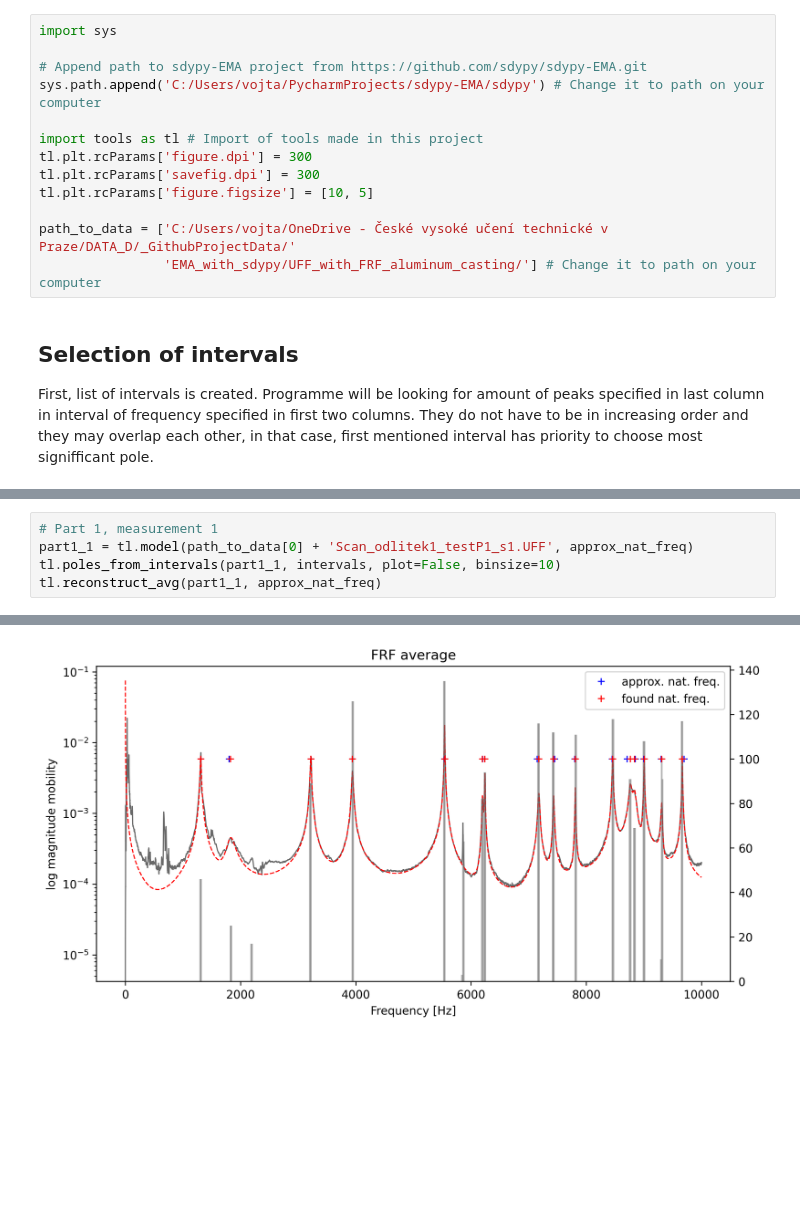
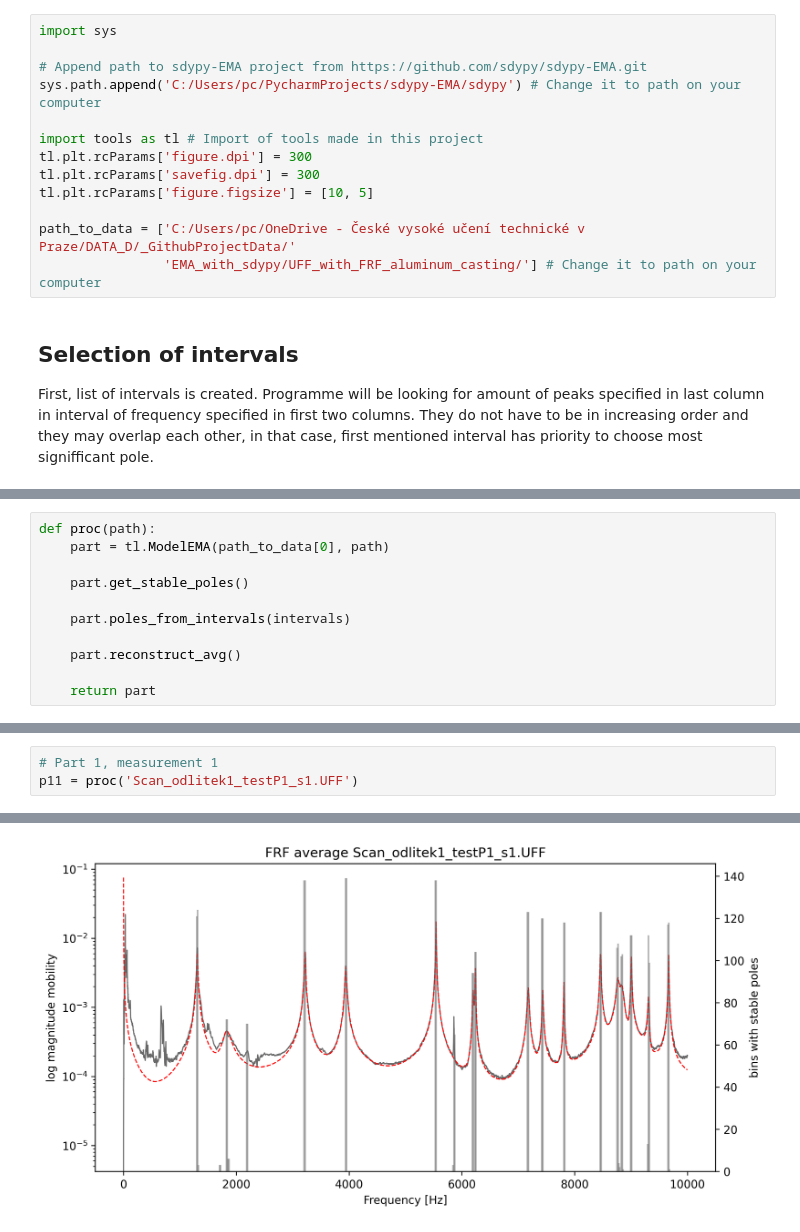
Before and after one commit to kopecvo2/EMA_with_sdypy, a Jupyter notebook: Histogram based pole selection.ipynb, the cells around one changed output, grey strips where cells are left out. Saved outputs shown, nothing was run; the diff lists cells and outputs as text; blank space fills up the shorter version.

```diff
--- a/Histogram based pole selection.ipynb
+++ b/Histogram based pole selection.ipynb
@@ -5,14 +5,14 @@ Vojtech Kopecky, CTU in Prague, 2023
 import sys
 
 # Append path to sdypy-EMA project from https://github.com/sdypy/sdypy-EMA.git
-sys.path.append('C:/Users/vojta/PycharmProjects/sdypy-EMA/sdypy') # Change it to path on your computer
+sys.path.append('C:/Users/pc/PycharmProjects/sdypy-EMA/sdypy') # Change it to path on your computer
 
 import tools as tl # Import of tools made in this project
 tl.plt.rcParams['figure.dpi'] = 300
 tl.plt.rcParams['savefig.dpi'] = 300
 tl.plt.rcParams['figure.figsize'] = [10, 5]
 
-path_to_data = ['C:/Users/vojta/OneDrive - České vysoké učení technické v Praze/DATA_D/_GithubProjectData/'
+path_to_data = ['C:/Users/pc/OneDrive - České vysoké učení technické v Praze/DATA_D/_GithubProjectData/'
                 'EMA_with_sdypy/UFF_with_FRF_aluminum_casting/'] # Change it to path on your computer
 # %% [markdown]
 ## Selection of intervals
@@ -38,0 +39,11 @@ Object of class EMA.Model is created, than, poles_from_intervals function overvr
+# %%
+def proc(path):
+    part = tl.ModelEMA(path_to_data[0], path)
+
+    part.get_stable_poles()
+
+    part.poles_from_intervals(intervals)
+
+    part.reconstruct_avg()
+
+    return part
@@ -39,6 +53,4 @@ Object of class EMA.Model is created, than, poles_from_intervals function overvr
 # %%
 # Part 1, measurement 1
-part1_1 = tl.model(path_to_data[0] + 'Scan_odlitek1_testP1_s1.UFF', approx_nat_freq)
-tl.poles_from_intervals(part1_1, intervals, plot=False, binsize=10)
-tl.reconstruct_avg(part1_1, approx_nat_freq)
+p11 = proc('Scan_odlitek1_testP1_s1.UFF')
 # %% [output]
@@ -45 +59 @@ tl.reconstruct_avg(part1_1, approx_nat_freq)
-[figure, old version]
+[figure, new version]
```
Also changed, not shown: parts of 51 cells of this notebook, 2 other files.
